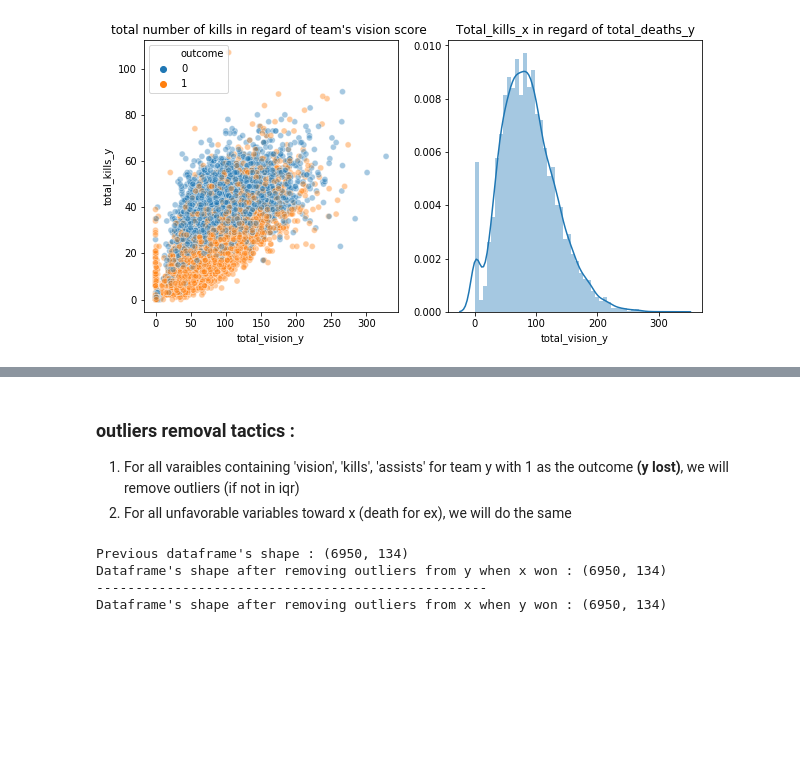
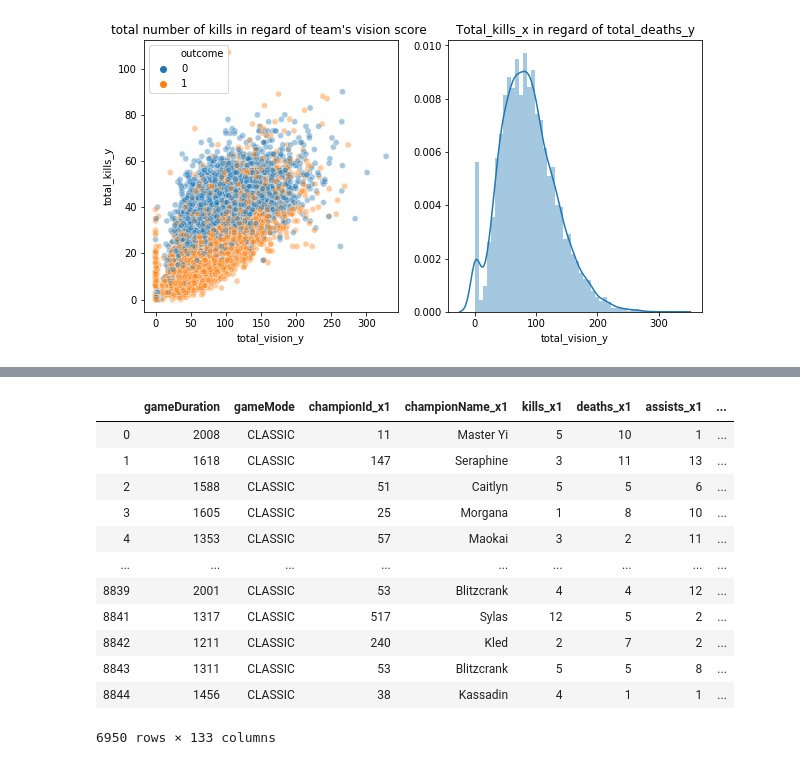
Before and after one commit to valentin-fngr/LeagueLegAI, a Jupyter notebook: training.py.ipynb, the cells around one changed output, grey strips where cells are left out. Cells and saved outputs as stored; diff of their text form; code cells hidden in the pictures; blank space fills up the shorter version.

```diff
--- a/training.py.ipynb
+++ b/training.py.ipynb
@@ -376,7 +355,0 @@ plt.show()
-# %% [markdown]
-### outliers removal tactics :
-
-<ol>
-    <li>For all varaibles containing 'vision', 'kills', 'assists' for team y with 1 as the outcome <b>(y lost)</b>, we will remove outliers (if not in iqr) </li>
-    <li>For all unfavorable variables toward x (death for ex), we will do the same</li>
-</ol>
@@ -390,20 +356,17 @@ def remove_outliers_iqr(ds, col, target):
-# %%
-# let's remove every outliers beneficial to Y when the outcome is 1 ( y lost )
-
-columns = ["total_vision_y", "total_kills_y"]
-print(f"Previous dataframe's shape : {df.shape}")
-for col in columns:
-    df = remove_outliers_iqr(df, col, 1)
-print(f"Dataframe's shape after removing outliers from y when x won : {df.shape} ")
-print("-"*50)
-# let's do the same for x
-
-columns = ["total_vision_x", "total_kills_x"]
-for col in columns:
-    df = remove_outliers_iqr(df, col, 0)
-print(f"Dataframe's shape after removing outliers from x when y won : {df.shape} ")
-# %% [output]
-Previous dataframe's shape : (6950, 134)
-Dataframe's shape after removing outliers from y when x won : (6950, 134)
---------------------------------------------------
-Dataframe's shape after removing outliers from x when y won : (6950, 134)
+# %%
+df.drop("plateformId", axis=1, inplace=True)
+df
+# %% [output]
+|  | gameDuration | gameMode | championId_x1 | championName_x1 | kills_x1 | deaths_x1 | assists_x1 | ... |
+| 0 | 2008 | CLASSIC | 11 | Master Yi | 5 | 10 | 1 | ... |
+| 1 | 1618 | CLASSIC | 147 | Seraphine | 3 | 11 | 13 | ... |
+| 2 | 1588 | CLASSIC | 51 | Caitlyn | 5 | 5 | 6 | ... |
+| 3 | 1605 | CLASSIC | 25 | Morgana | 1 | 8 | 10 | ... |
+| 4 | 1353 | CLASSIC | 57 | Maokai | 3 | 2 | 11 | ... |
+| ... | ... | ... | ... | ... | ... | ... | ... | ... |
+| 8839 | 2001 | CLASSIC | 53 | Blitzcrank | 4 | 4 | 12 | ... |
+| 8841 | 1317 | CLASSIC | 517 | Sylas | 12 | 5 | 2 | ... |
+| 8842 | 1211 | CLASSIC | 240 | Kled | 2 | 7 | 2 | ... |
+| 8843 | 1311 | CLASSIC | 53 | Blitzcrank | 5 | 5 | 8 | ... |
+| 8844 | 1456 | CLASSIC | 38 | Kassadin | 4 | 1 | 1 | ... |
+6950 rows × 133 columns
```
Also changed, not shown: parts of 12 cells of this notebook.
